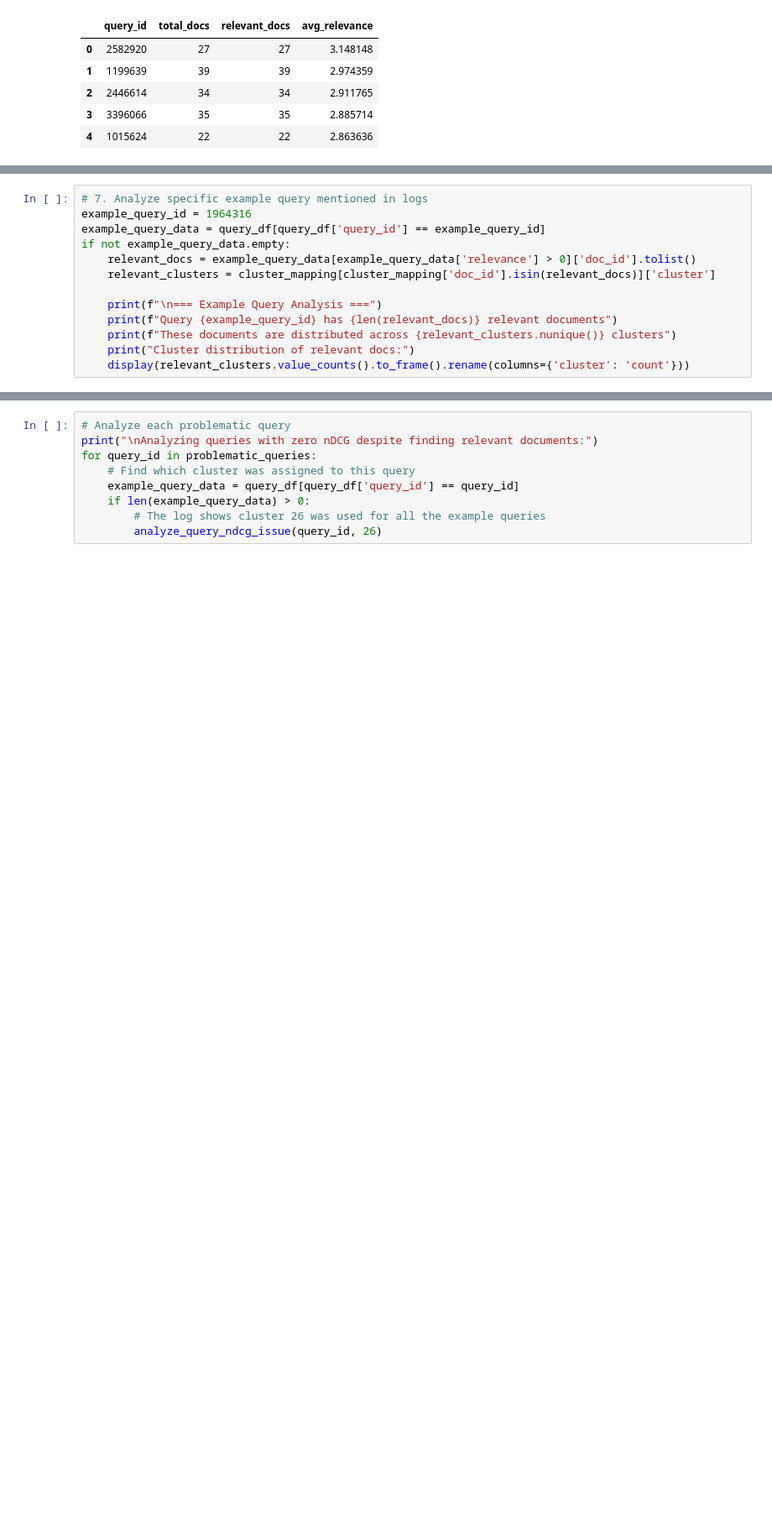
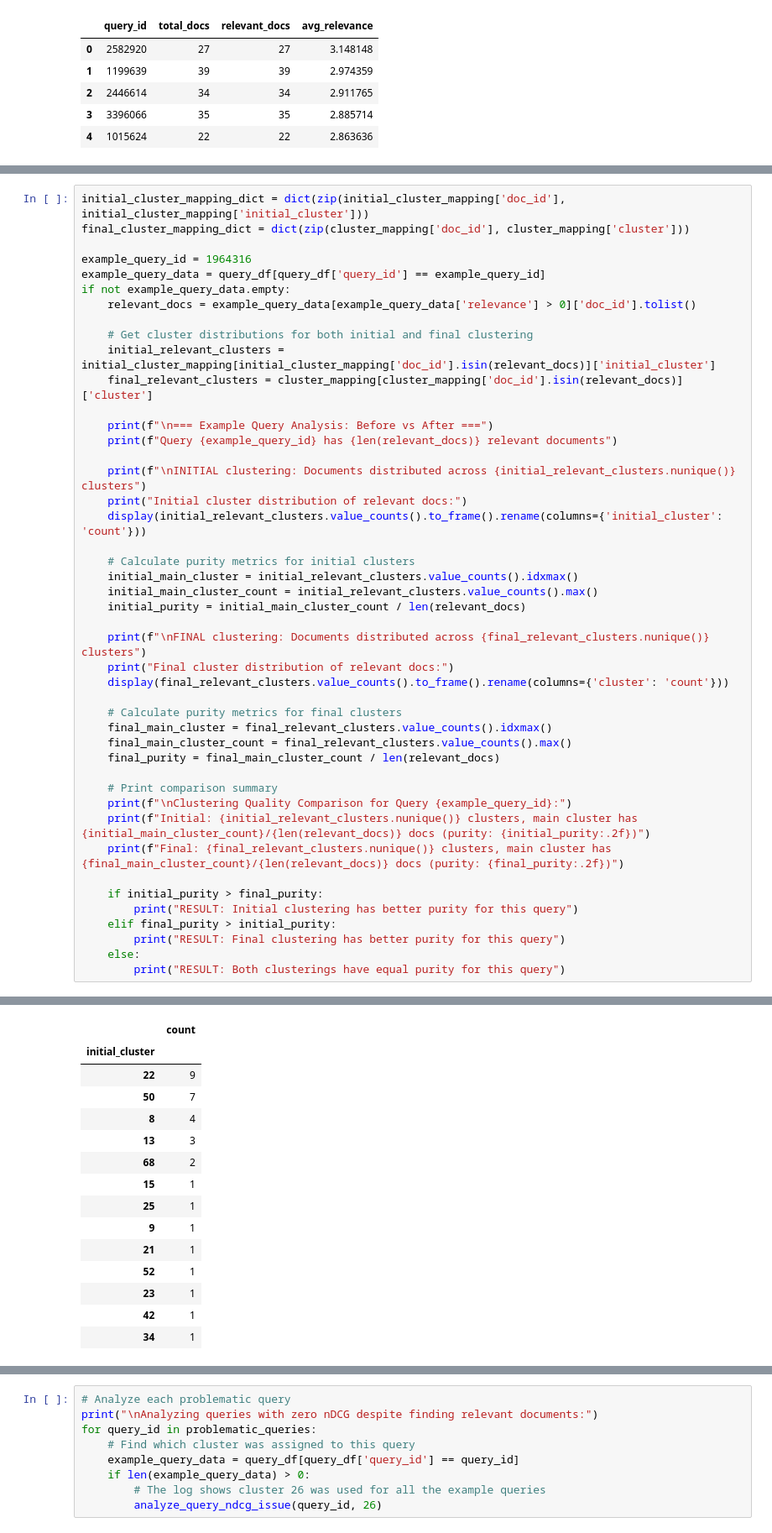
Before and after one commit to dsgt-arc/qclef-2025-clustering, a Jupyter notebook: src/models/ipynb-versions/initial_data-results-data-analysis-v2.ipynb, the cells around one changed output, grey strips where cells are left out. Shown: that part at 84% size. Cells and saved outputs as stored; diff of their text form; blank space fills up the shorter version.

Commit message:
updated eda on results

```diff
--- a/src/models/ipynb-versions/initial_data-results-data-analysis-v2.ipynb
+++ b/src/models/ipynb-versions/initial_data-results-data-analysis-v2.ipynb
@@ -446,13 +249,0 @@ cluster_mapping_dict = dict(zip(cluster_mapping['doc_id'], cluster_mapping['clus
-# %%
-# 7. Analyze specific example query mentioned in logs
-example_query_id = 1964316
-example_query_data = query_df[query_df['query_id'] == example_query_id]
-if not example_query_data.empty:
-    relevant_docs = example_query_data[example_query_data['relevance'] > 0]['doc_id'].tolist()
-    relevant_clusters = cluster_mapping[cluster_mapping['doc_id'].isin(relevant_docs)]['cluster']
-
-    print(f"\n=== Example Query Analysis ===")
-    print(f"Query {example_query_id} has {len(relevant_docs)} relevant documents")
-    print(f"These documents are distributed across {relevant_clusters.nunique()} clusters")
-    print("Cluster distribution of relevant docs:")
-    display(relevant_clusters.value_counts().to_frame().rename(columns={'cluster': 'count'}))
@@ -476,0 +482,46 @@ Cluster distribution of relevant docs:
+# %%
+initial_cluster_mapping_dict = dict(zip(initial_cluster_mapping['doc_id'], initial_cluster_mapping['initial_cluster']))
+final_cluster_mapping_dict = dict(zip(cluster_mapping['doc_id'], cluster_mapping['cluster']))
+
+example_query_id = 1964316
+example_query_data = query_df[query_df['query_id'] == example_query_id]
+if not example_query_data.empty:
+    relevant_docs = example_query_data[example_query_data['relevance'] > 0]['doc_id'].tolist()
+
+    # Get cluster distributions for both initial and final clustering
+    initial_relevant_clusters = initial_cluster_mapping[initial_cluster_mapping['doc_id'].isin(relevant_docs)]['initial_cluster']
+    final_relevant_clusters = cluster_mapping[cluster_mapping['doc_id'].isin(relevant_docs)]['cluster']
+
+    print(f"\n=== Example Query Analysis: Before vs After ===")
+    print(f"Query {example_query_id} has {len(relevant_docs)} relevant documents")
+
+    print(f"\nINITIAL clustering: Documents distributed across {initial_relevant_clusters.nunique()} clusters")
+    print("Initial cluster distribution of relevant docs:")
+    display(initial_relevant_clusters.value_counts().to_frame().rename(columns={'initial_cluster': 'count'}))
+
+    # Calculate purity metrics for initial clusters
+    initial_main_cluster = initial_relevant_clusters.value_counts().idxmax()
+    initial_main_cluster_count = initial_relevant_clusters.value_counts().max()
+    initial_purity = initial_main_cluster_count / len(relevant_docs)
+
+    print(f"\nFINAL clustering: Documents distributed across {final_relevant_clusters.nunique()} clusters")
+    print("Final cluster distribution of relevant docs:")
+    display(final_relevant_clusters.value_counts().to_frame().rename(columns={'cluster': 'count'}))
+
+    # Calculate purity metrics for final clusters
+    final_main_cluster = final_relevant_clusters.value_counts().idxmax()
+    final_main_cluster_count = final_relevant_clusters.value_counts().max()
+    final_purity = final_main_cluster_count / len(relevant_docs)
+
+    # Print comparison summary
+    print(f"\nClustering Quality Comparison for Query {example_query_id}:")
+    print(f"Initial: {initial_relevant_clusters.nunique()} clusters, main cluster has {initial_main_cluster_count}/{len(relevant_docs)} docs (purity: {initial_purity:.2f})")
+    print(f"Final: {final_relevant_clusters.nunique()} clusters, main cluster has {final_main_cluster_count}/{len(relevant_docs)} docs (purity: {final_purity:.2f})")
+
+    if initial_purity > final_purity:
+        print("RESULT: Initial clustering has better purity for this query")
+    elif final_purity > initial_purity:
+        print("RESULT: Final clustering has better purity for this query")
+    else:
+        print("RESULT: Both clusterings have equal purity for this query")
+# %% [output]
@@ -476,0 +533,15 @@ Cluster distribution of relevant docs:
+|  | count |
+| initial_cluster |  |
+| 22 | 9 |
+| 50 | 7 |
+| 8 | 4 |
+| 13 | 3 |
+| 68 | 2 |
+| 15 | 1 |
+| 25 | 1 |
+| 9 | 1 |
+| 21 | 1 |
+| 52 | 1 |
+| 23 | 1 |
+| 42 | 1 |
+| 34 | 1 |
```
Also changed, not shown: parts of 14 cells of this notebook.
